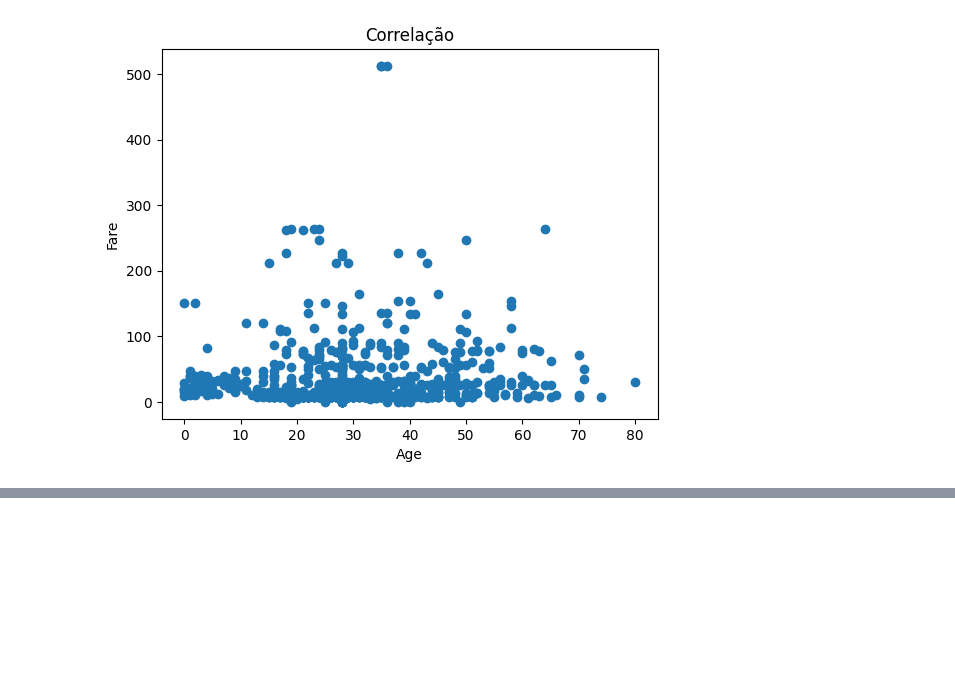
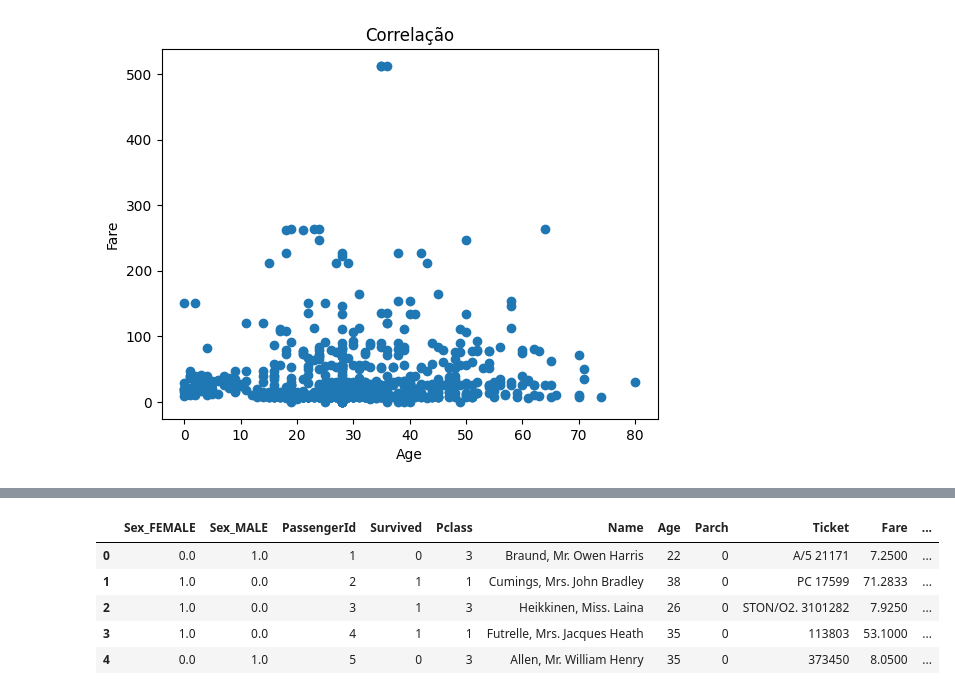
Before and after one commit to yaozin/Exercicios, a Jupyter notebook: Titanic_Projeto.ipynb, the cells around one changed output, grey strips where cells are left out. Saved outputs shown, nothing was run; the diff lists cells and outputs as text; code cells hidden in the pictures; blank space fills up the shorter version.

```diff
--- a/Titanic_Projeto.ipynb
+++ b/Titanic_Projeto.ipynb
@@ -304,0 +298,18 @@ Everything up-to-date
+# %%
+import sklearn.preprocessing as pp
+
+encoderOH = pp.OneHotEncoder(sparse_output=False) # Removido o drop='first'
+ohe = encoderOH.fit_transform(dadosBrutos[['Sex']])
+dadosLimpoCod = pd.DataFrame(ohe, columns=encoderOH.get_feature_names_out())
+dadosLimpoCod.head()
+dadosLimpoCod = pd.concat([dadosLimpoCod, dadosBrutos], axis=1)
+dadosLimpoCod.head()
+dadosLimpoCod = dadosLimpoCod.drop(columns='Sex')
+dadosLimpoCod.head()
+# %% [output]
+|  | Sex_FEMALE | Sex_MALE | PassengerId | Survived | Pclass | Name | Age | Parch | Ticket | Fare | ... |
+| 0 | 0.0 | 1.0 | 1 | 0 | 3 | Braund, Mr. Owen Harris | 22 | 0 | A/5 21171 | 7.2500 | ... |
+| 1 | 1.0 | 0.0 | 2 | 1 | 1 | Cumings, Mrs. John Bradley | 38 | 0 | PC 17599 | 71.2833 | ... |
+| 2 | 1.0 | 0.0 | 3 | 1 | 3 | Heikkinen, Miss. Laina | 26 | 0 | STON/O2. 3101282 | 7.9250 | ... |
+| 3 | 1.0 | 0.0 | 4 | 1 | 1 | Futrelle, Mrs. Jacques Heath | 35 | 0 | 113803 | 53.1000 | ... |
+| 4 | 0.0 | 1.0 | 5 | 0 | 3 | Allen, Mr. William Henry | 35 | 0 | 373450 | 8.0500 | ... |
```
Also changed, not shown: parts of 14 cells of this notebook.
